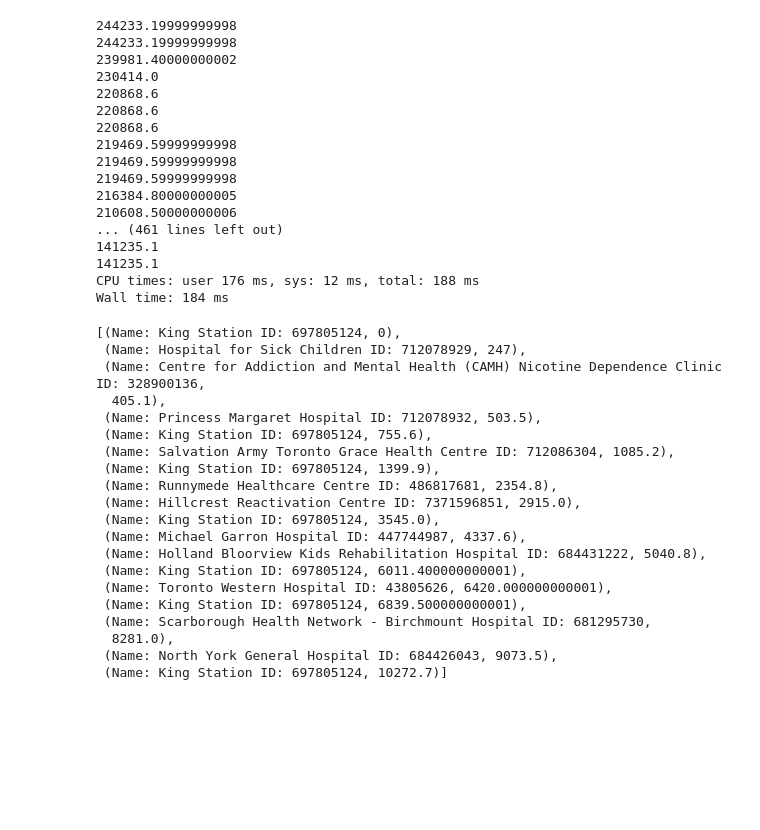
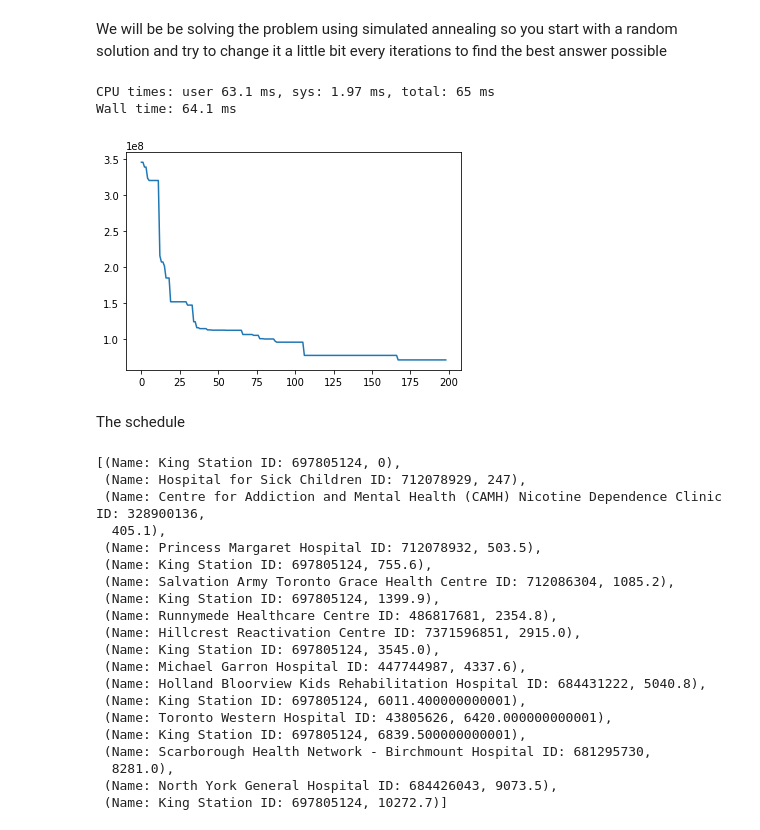
Before and after one commit to SmartMobilityAlgorithms/Trajectory-based-Search-Algorithms, a Jupyter notebook: last_mile.ipynb, the cells around one changed output. Saved outputs shown, nothing was run; the diff lists cells and outputs as text; code cells hidden in the pictures; blank space fills up the shorter version.

```diff
--- a/last_mile.ipynb
+++ b/last_mile.ipynb
@@ -53,71 +129,60 @@ delivery_destinations = [
         'POI':sickChildren,
         'demand': 50,
         'time_interval':(0, 300),
-        'order': 0,
     },
     {
         'POI':princessMargaret,
         'demand':60,
         'time_interval':(300, 500),
-        'order': 1,
     },
     {
         'POI':addictionCenter,
         'demand':40,
         'time_interval':(500, 700),
-        'order': 2,
     },
     {
         'POI':torontoWestern,
         'demand':85,
         'time_interval':(700, 900),
-        'order': 3,
     },
     {
         'POI':hillcrest,
         'demand':100,
         'time_interval':(900, 1200),
-        'order': 4,
     },
     {
         'POI':runnymede,
         'demand':120,
         'time_interval':(1200, 1700),
-        'order': 5,
     },
     {
         'POI':salvationArmy,
         'demand':200,
         'time_interval':(1700, 2100),
-        'order': 6,
     },
     {
         'POI':michaelGarron,
         'demand':100,
         'time_interval':(2400, 3100),
-        'order': 7,
     },
     {
         'POI':hollandBloorview,
         'demand': 90,
         'time_interval':(3100, 4000),
-        'order': 8,
     },
     {
         'POI':northYork,
         'demand':30,
         'time_interval':(4000, 4500),
-        'order': 9,
     },
     {
         'POI':scarborough,
         'demand':200,
         'time_interval':(4700, 5200),
-        'order': 10,
     },
 ]
 
-######################################
+#####################################################
 
 transportation_hub = {
     'POI': kingStation,
@@ -183 +262,3 @@ evaluate_cost(G, delivery_destinations, transportation_hub)
+# %% [markdown]
+We will be be solving the problem using simulated annealing so you start with a random solution and try to change it a little bit every iterations to find the best answer possible
 # %%
@@ -188,16 +267,24 @@ from random import shuffle, randint
 # %%
 %%time
 current = delivery_destinations[:]
+
+states = []
+# shuffle the first list
+# to get our random solution
 shuffle(current)
 
 for t in tqdm(range(sys.maxsize)):
     T = schedule(t)
 
-    if T < 0.00000001:
+    if T < 0.01:
+        # when we arrive at the solution we only need to see the schedule
+        # the cost of the schedule is a little bit irrelevant outside the
+        # function
         _, solution = evaluate_cost(G, current, transportation_hub)
         break
 
     # generate 5 more random permutations
+    # by swapping two children
     neighbors = list()
     for _ in range(5):
         child = current[:]
@@ -212,25 +299,20 @@ for t in tqdm(range(sys.maxsize)):
     if delta_e < 0 or probability(np.exp(-1 * delta_e/T)):
         current = next_choice
 
-    print(evaluate_cost(G, current, transportation_hub)[0])
+    # would be used to visualize the convergence of the algorithm
+    states.append(evaluate_cost(G, current, transportation_hub)[0])
 # %% [output]
-244233.19999999998
-244233.19999999998
-239981.40000000002
-230414.0
-220868.6
-220868.6
-220868.6
-219469.59999999998
-219469.59999999998
-219469.59999999998
-216384.80000000005
-210608.50000000006
-... (461 lines left out)
-141235.1
-141235.1
-CPU times: user 176 ms, sys: 12 ms, total: 188 ms
-Wall time: 184 ms
+CPU times: user 63.1 ms, sys: 1.97 ms, total: 65 ms
+Wall time: 64.1 ms
+# %%
+# the solution converged after 100 iterations
+import matplotlib.pyplot as plt
+plt.plot(states)
+plt.show()
+# %% [output]
+[figure, added]
+# %% [markdown]
+The schedule
 # %%
 solution
 # %% [output]
```
Also changed, not shown: parts of 28 cells of this notebook, 1 other file.
